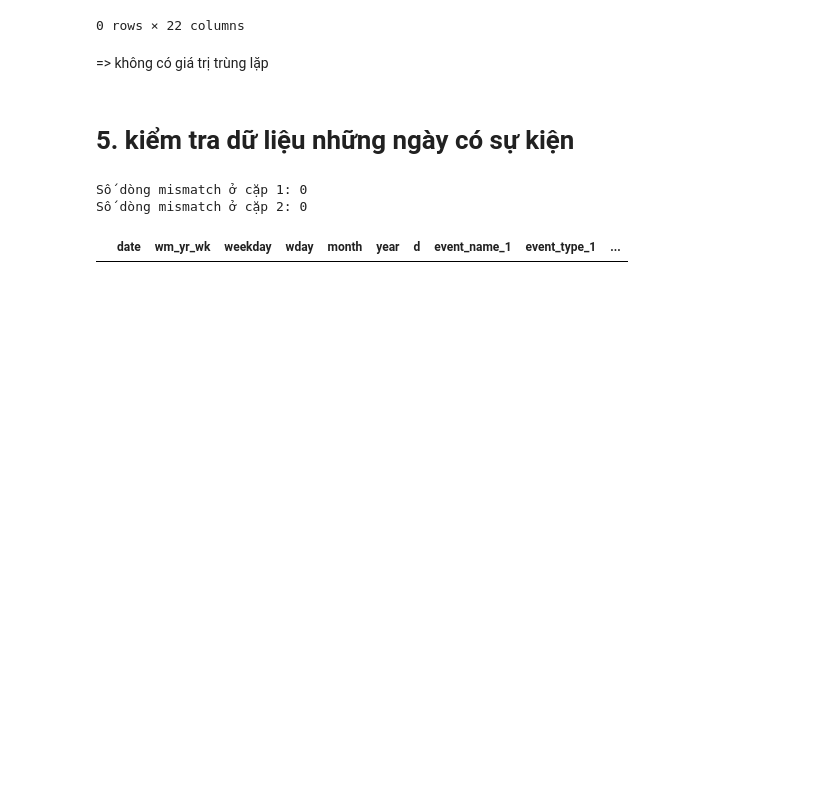
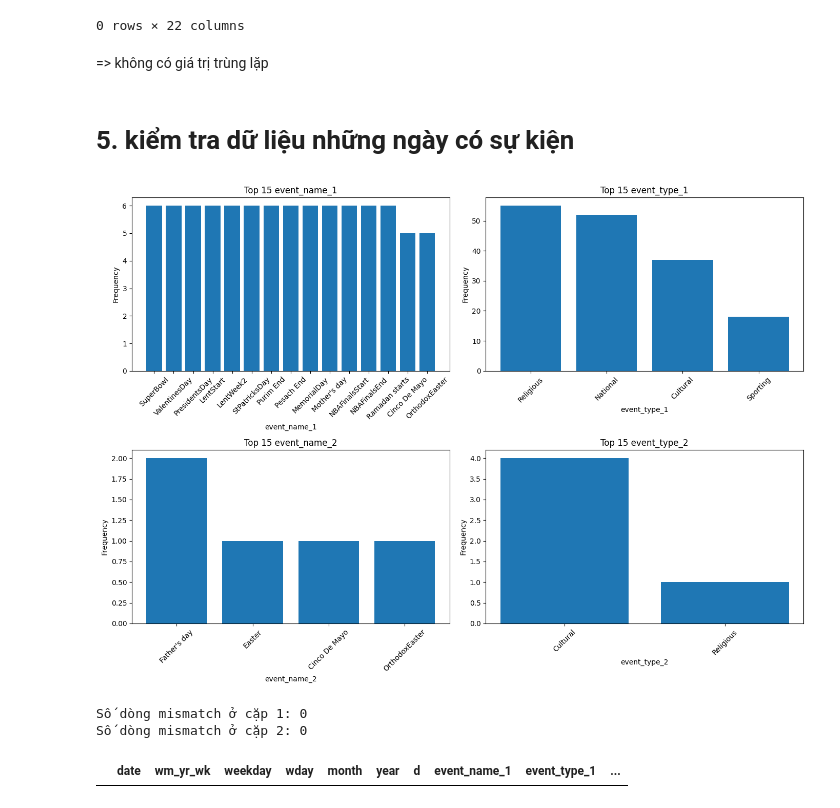
Before and after one commit to NguyenVanTien204/Time_Series_with_Python, a Jupyter notebook: notebook/01_EDA.ipynb, the cells around one changed output. Cells and saved outputs as stored; diff of their text form; code cells hidden in the pictures; blank space fills up the shorter version.

```diff
--- a/notebook/01_EDA.ipynb
+++ b/notebook/01_EDA.ipynb
@@ -120,24 +193,3 @@ df.describe()
 | 50% | 11337.000000 | 4.000000 | 6.000000 | 2013.000000 | 0.000000 | 0.000000 | 0.000000 |
 | 75% | 11502.000000 | 6.000000 | 9.000000 | 2015.000000 | 1.000000 | 1.000000 | 1.000000 |
 | max | 11621.000000 | 7.000000 | 12.000000 | 2016.000000 | 1.000000 | 1.000000 | 1.000000 |
-# %%
-
-# Lọc các cột số
-numeric_cols = df.select_dtypes(include=["int64", "float64"]).columns
-# vẽ
-for col in numeric_cols:
-    plt.figure(figsize=(6,4))
-    plt.boxplot(df[col].dropna(), vert=True, showfliers=True)
-    plt.title(f"Box Plot of {col}")
-    plt.ylabel(col)
-    plt.show()
-
-important_columns = ["month", "year", "wday", "weekday"]
-
-for col in important_columns:
-    plt.figure(figsize=(6,4))
-    plt.hist(df[col], bins=20, edgecolor='black')
-    plt.title(f"Histogram of {col}")
-    plt.xlabel(col)
-    plt.ylabel("Frequency")
-    plt.show()
@@ -351,6 +464,27 @@ Số dòng trùng lặp: 0
 => không có giá trị trùng lặp
 # %% [markdown]
 # 5. kiểm tra dữ liệu những ngày có sự kiện
+# %%
+
+# Các cột sự kiện
+cols = ["event_name_1", "event_type_1", "event_name_2", "event_type_2"]
+
+# Subplot: 2 hàng x 2 cột
+fig, axes = plt.subplots(2, 2, figsize=(14, 10))
+axes = axes.flatten()
+
+for i, col in enumerate(cols):
+    counts = df[col].value_counts().head(15)  # Top 15 giá trị phổ biến nhất
+    axes[i].bar(counts.index, counts.values)
+    axes[i].set_title(f"Top 15 {col}")
+    axes[i].set_ylabel("Frequency")
+    axes[i].set_xlabel(col)
+    axes[i].tick_params(axis="x", rotation=45)
+
+plt.tight_layout()
+plt.show()
+# %% [output]
+[figure, added]
 # %%
 # Kiểm tra cặp 1
 mismatch_1 = df[
```
Also changed, not shown: parts of 12 cells of this notebook, 2 other files.
